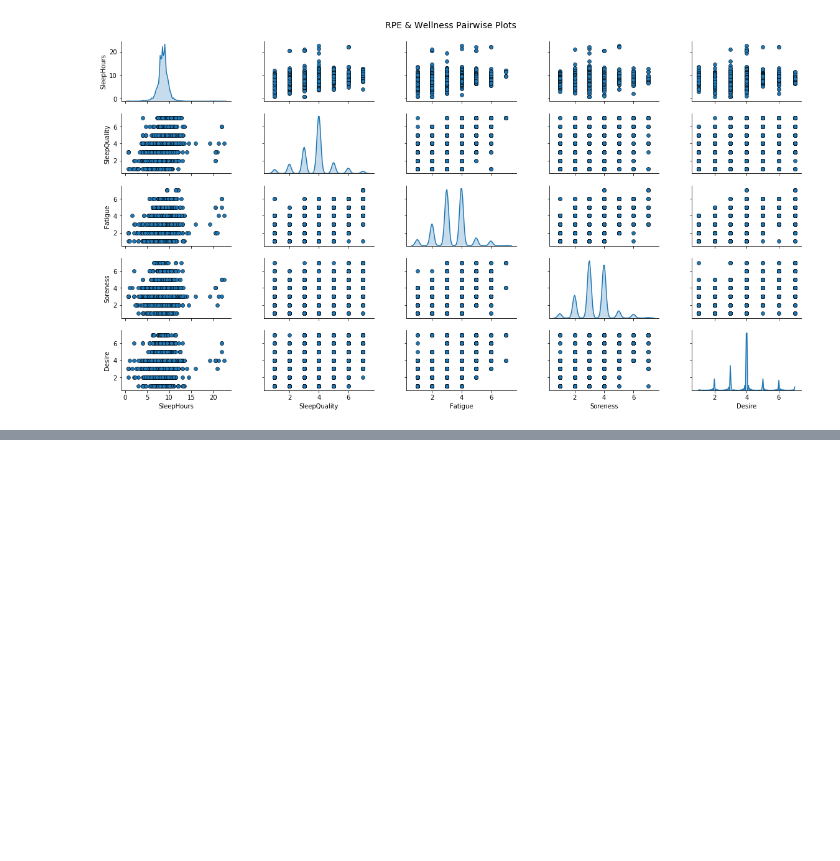
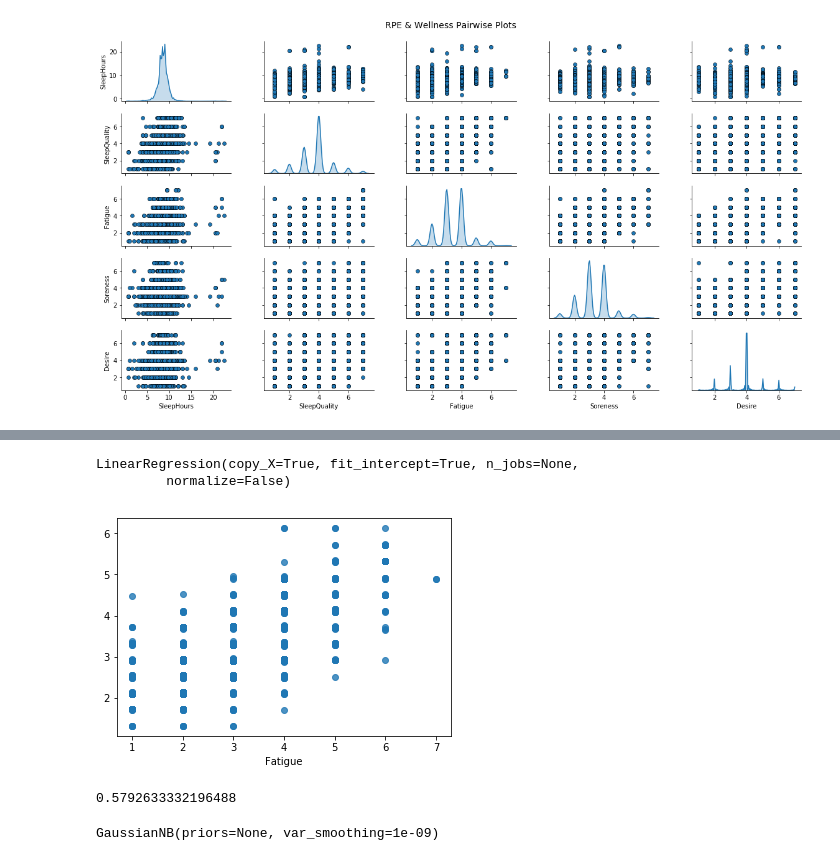
Before and after one commit to hollant3510/Datafest-project, a Jupyter notebook: Main.ipynb, the cells around one changed output, grey strips where cells are left out. Drawn from its saved outputs; the diff is of its cells as text; code cells hidden in the pictures; blank space fills up the shorter version.

```diff
--- a/Main.ipynb
+++ b/Main.ipynb
@@ -478,0 +514,3 @@ t = fig.suptitle('RPE & Wellness Pairwise Plots', fontsize=14)
+# %%
+x = pd.DataFrame(np.c_[condensed_data_RPE_WELL_DF_no_null['Soreness'], condensed_data_RPE_WELL_DF_no_null['SleepQuality']], columns = ['Soreness','SleepQuality'])
+y = condensed_data_RPE_WELL_DF_no_null['Fatigue']
@@ -478,0 +519,2 @@ t = fig.suptitle('RPE & Wellness Pairwise Plots', fontsize=14)
+# %%
+x_train, x_test, y_train, y_test = train_test_split(x, y, test_size = 0.3, random_state = 5)
@@ -478,0 +524,8 @@ t = fig.suptitle('RPE & Wellness Pairwise Plots', fontsize=14)
+# %%
+lr = LinearRegression()
+lr.fit(x_train, y_train)
+# %% [output]
+LinearRegression(copy_X=True, fit_intercept=True, n_jobs=None,
+         normalize=False)
+# %%
+y_pred = lr.predict(x_test)
@@ -478,0 +534,11 @@ t = fig.suptitle('RPE & Wellness Pairwise Plots', fontsize=14)
+# %%
+ax = sns.regplot(y_test, y_pred, fit_reg=False)
+# %% [output]
+[figure, added]
+# %%
+from sklearn import metrics
+
+mse = metrics.mean_squared_error(y_test, y_pred)
+print(mse)
+# %% [output]
+0.5792633332196488
@@ -478,0 +549,4 @@ t = fig.suptitle('RPE & Wellness Pairwise Plots', fontsize=14)
+# %%
+gnb.fit(x_train, y_train)
+# %% [output]
+GaussianNB(priors=None, var_smoothing=1e-09)
```
Also changed, not shown: parts of 17 cells of this notebook.
